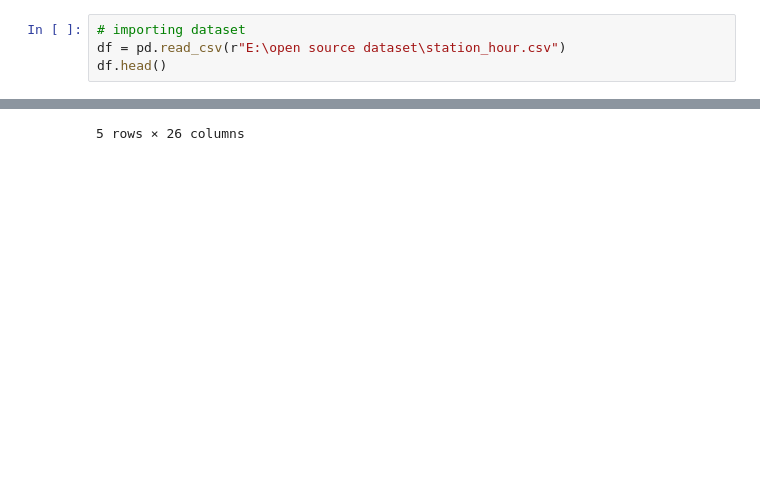
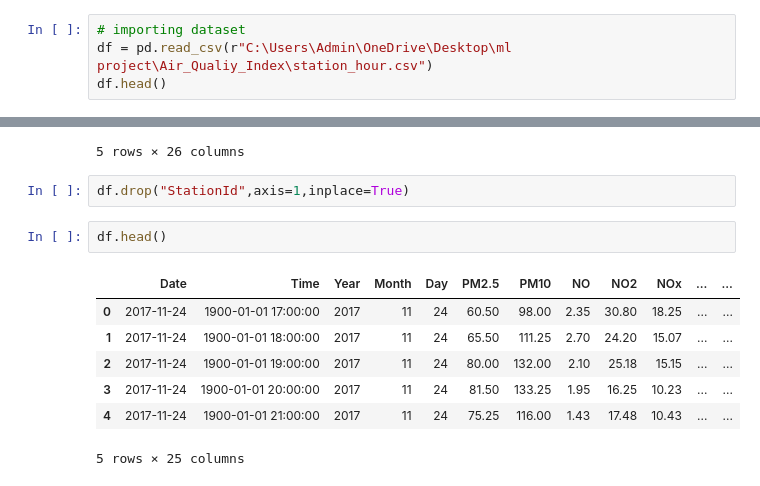
Before and after one commit to NikhilNikhare151/Air_Qualiy_Index, a Jupyter notebook: myproject.ipynb, the cells around one changed output, grey strips where cells are left out. Saved outputs shown, nothing was run; the diff lists cells and outputs as text; blank space fills up the shorter version.

Commit message:
station id removed

```diff
--- a/myproject.ipynb
+++ b/myproject.ipynb
@@ -10,7 +10,7 @@ import warnings
 warnings.filterwarnings("ignore")
 # %%
 # importing dataset
-df = pd.read_csv(r"E:\open source dataset\station_hour.csv")
+df = pd.read_csv(r"C:\Users\Admin\OneDrive\Desktop\ml project\Air_Qualiy_Index\station_hour.csv")
 df.head()
 # %% [output]
 |  | StationId | Datetime | PM2.5 | PM10 | NO | NO2 | NOx | NH3 | CO | SO2 | O3 | ... |
@@ -267,3 +266,15 @@ df.head()
 | 3 | AP001 | 2017-11-24 | 1900-01-01 20:00:00 | 2017 | 11 | 24 | 81.50 | 133.25 | 1.95 | 16.25 | ... | ... |
 | 4 | AP001 | 2017-11-24 | 1900-01-01 21:00:00 | 2017 | 11 | 24 | 75.25 | 116.00 | 1.43 | 17.48 | ... | ... |
 5 rows × 26 columns
+# %%
+df.drop("StationId",axis=1,inplace=True)
+# %%
+df.head()
+# %% [output]
+|  | Date | Time | Year | Month | Day | PM2.5 | PM10 | NO | NO2 | NOx | ... | ... |
+| 0 | 2017-11-24 | 1900-01-01 17:00:00 | 2017 | 11 | 24 | 60.50 | 98.00 | 2.35 | 30.80 | 18.25 | ... | ... |
+| 1 | 2017-11-24 | 1900-01-01 18:00:00 | 2017 | 11 | 24 | 65.50 | 111.25 | 2.70 | 24.20 | 15.07 | ... | ... |
+| 2 | 2017-11-24 | 1900-01-01 19:00:00 | 2017 | 11 | 24 | 80.00 | 132.00 | 2.10 | 25.18 | 15.15 | ... | ... |
+| 3 | 2017-11-24 | 1900-01-01 20:00:00 | 2017 | 11 | 24 | 81.50 | 133.25 | 1.95 | 16.25 | 10.23 | ... | ... |
+| 4 | 2017-11-24 | 1900-01-01 21:00:00 | 2017 | 11 | 24 | 75.25 | 116.00 | 1.43 | 17.48 | 10.43 | ... | ... |
+5 rows × 25 columns
```
Also changed, not shown: parts of 3 cells of this notebook.
